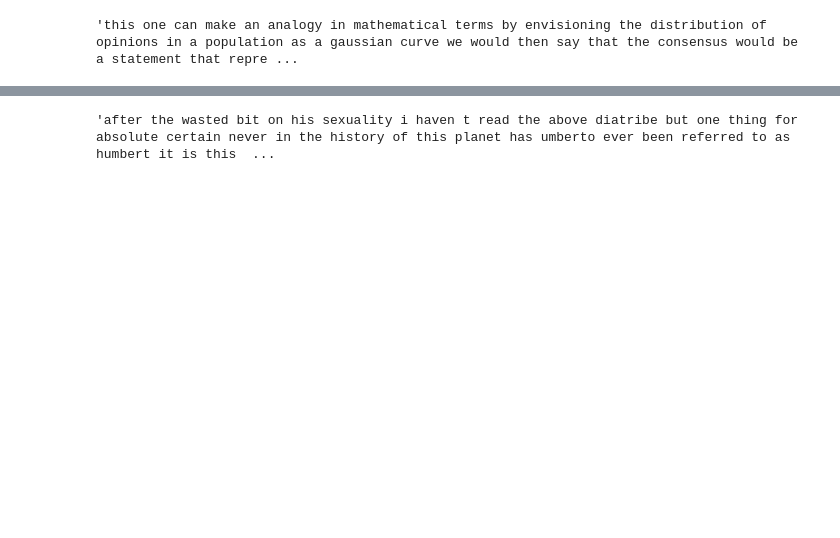
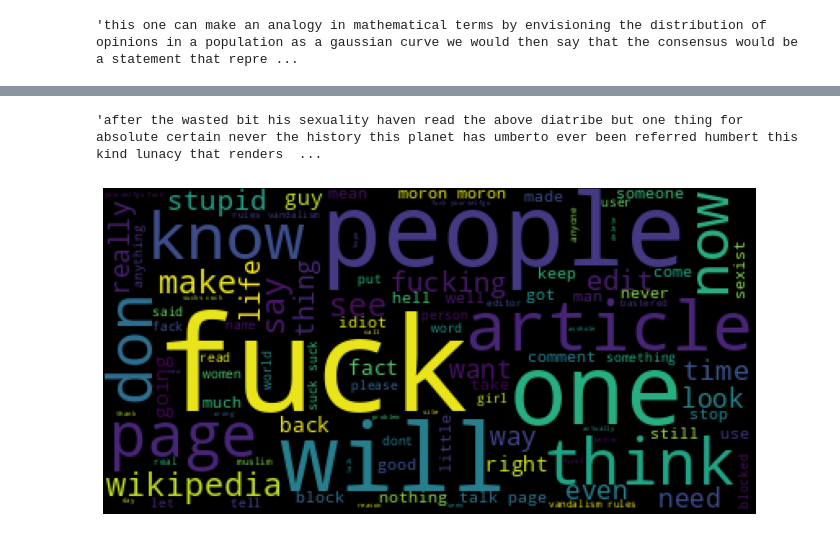
Before and after one commit to juanpedrobesenyi/cyberbullying, a Jupyter notebook: notebooks/pjcopado/wordcloud.ipynb, the cells around one changed output, grey strips where cells are left out. Drawn from its saved outputs; the diff is of its cells as text; code cells hidden in the pictures; blank space fills up the shorter version.

```diff
--- a/notebooks/pjcopado/wordcloud.ipynb
+++ b/notebooks/pjcopado/wordcloud.ipynb
@@ -26,2 +47,2 @@ text_0 = ''.join(df_lem[df_lem['target']==0]['text'])
 # %%
-text_1 = ''.join(df_lem[df_lem['target']==1]['text'])
+text_1 = ''.join(df[df['target']==1]['text'])
@@ -28,4 +55,12 @@ text_1 = ''.join(df_lem[df_lem['target']==1]['text'])
 # %%
-text_1[:10000]
+text_1[:1000]
 # %% [output]
-'after the wasted bit on his sexuality i haven t read the above diatribe but one thing for absolute certain never in the history of this planet has umberto ever been referred to as humbert it is this  ...
+'after the wasted bit his sexuality haven read the above diatribe but one thing for absolute certain never the history this planet has umberto ever been referred humbert this kind lunacy that renders  ...
+# %%
+wordcloud_1 = WordCloud(max_words=100).generate(text_1)
+plt.figure(figsize=(12,6))
+plt.imshow(wordcloud_1)
+plt.axis("off")
+plt.show()
+# %% [output]
+[figure, added]
```
Also changed, not shown: parts of 11 cells of this notebook, 14 other files.
